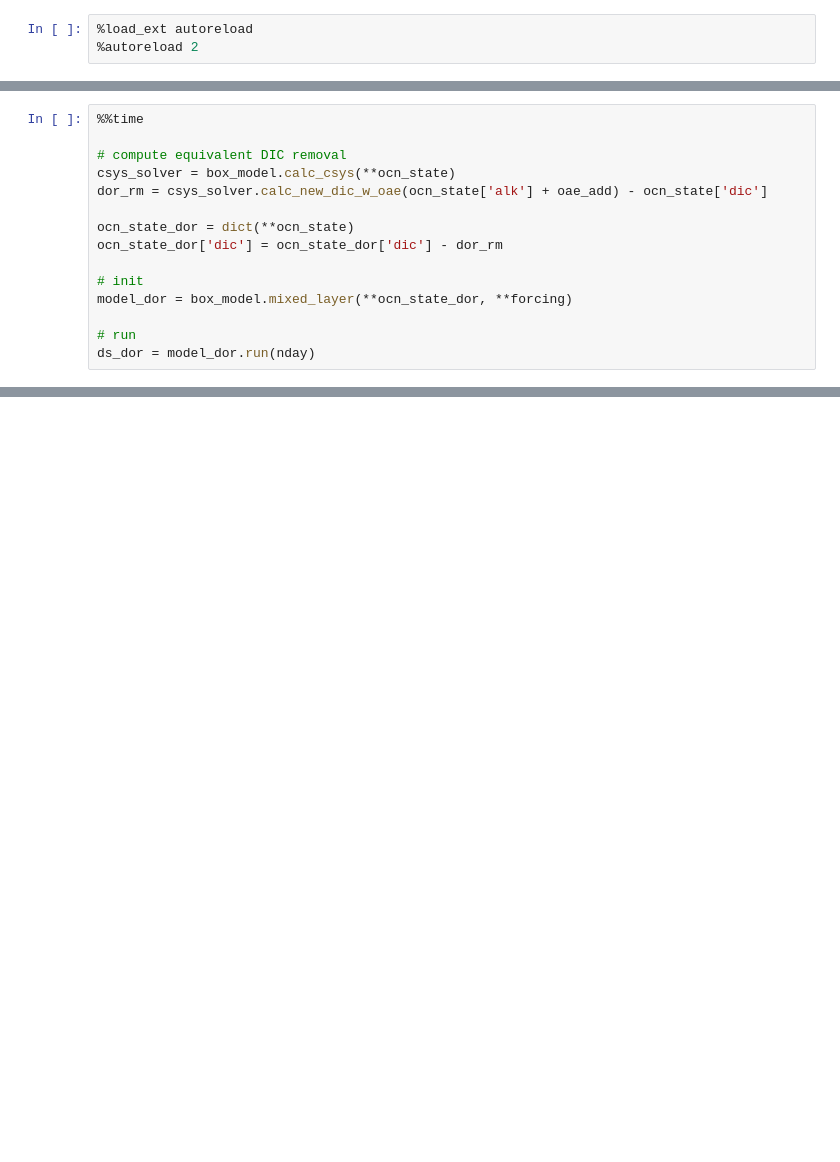
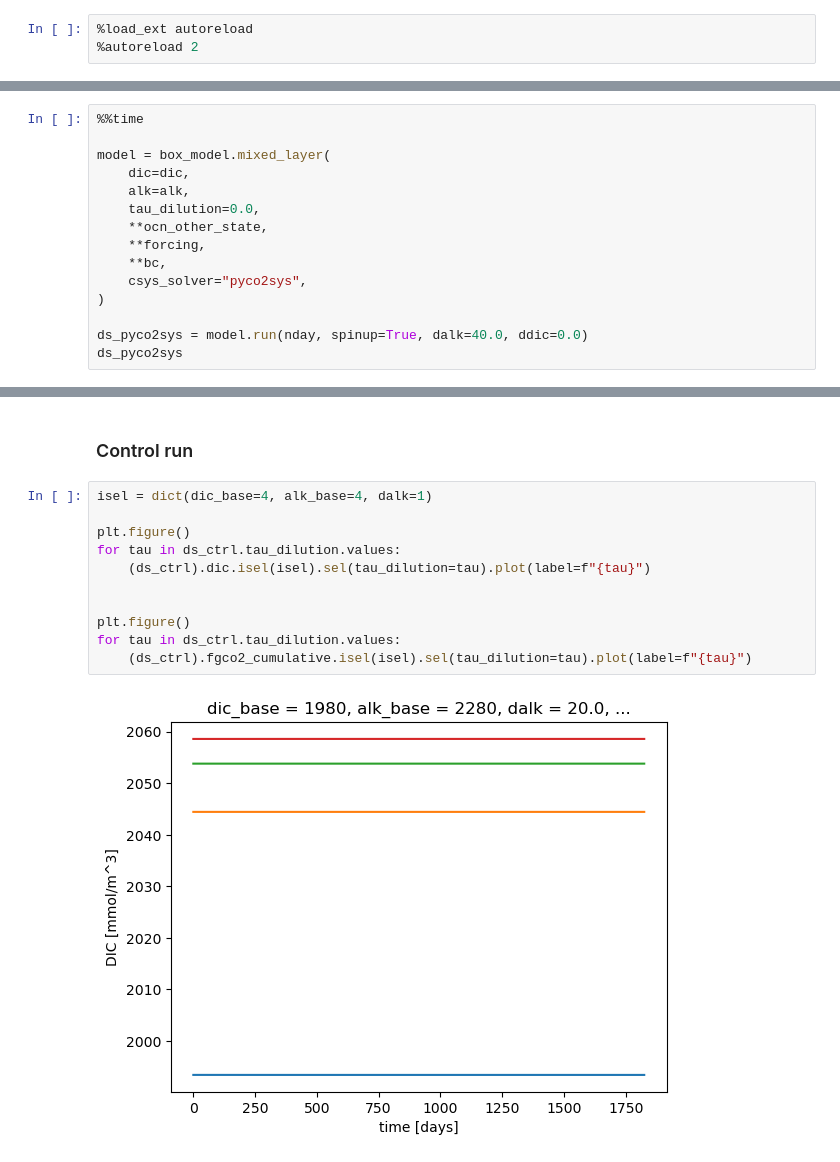
Before and after one commit to CWorthy-ocean/Ocean-CDR-Explorer, a Jupyter notebook: notebooks/dor-equivalent.ipynb, the cells around one changed output, grey strips where cells are left out. Drawn from its saved outputs; the diff is of its cells as text; blank space fills up the shorter version.

```diff
--- a/notebooks/dor-equivalent.ipynb
+++ b/notebooks/dor-equivalent.ipynb
@@ -100,15 +10,0 @@ ds_oae.pco2.plot()
-# %%
-%%time
-
-# compute equivalent DIC removal
-csys_solver = box_model.calc_csys(**ocn_state)
-dor_rm = csys_solver.calc_new_dic_w_oae(ocn_state['alk'] + oae_add) - ocn_state['dic']
-
-ocn_state_dor = dict(**ocn_state)
-ocn_state_dor['dic'] = ocn_state_dor['dic'] - dor_rm
-
-# init
-model_dor = box_model.mixed_layer(**ocn_state_dor, **forcing)
-
-# run
-ds_dor = model_dor.run(nday)
@@ -148,0 +279,15 @@ plt.legend();
+# %%
+%%time
+
+model = box_model.mixed_layer(
+    dic=dic,
+    alk=alk,
+    tau_dilution=0.0,
+    **ocn_other_state,
+    **forcing,
+    **bc,
+    csys_solver="pyco2sys",
+)
+
+ds_pyco2sys = model.run(nday, spinup=True, dalk=40.0, ddic=0.0)
+ds_pyco2sys
@@ -148,0 +451,15 @@ plt.legend();
+# %% [markdown]
+### Control run
+# %%
+isel = dict(dic_base=4, alk_base=4, dalk=1)
+
+plt.figure()
+for tau in ds_ctrl.tau_dilution.values:
+    (ds_ctrl).dic.isel(isel).sel(tau_dilution=tau).plot(label=f"{tau}")
+
+
+plt.figure()
+for tau in ds_ctrl.tau_dilution.values:
+    (ds_ctrl).fgco2_cumulative.isel(isel).sel(tau_dilution=tau).plot(label=f"{tau}")
+# %% [output]
+[figure, added]
```
Also changed, not shown: parts of 41 cells of this notebook, 9 other files.
